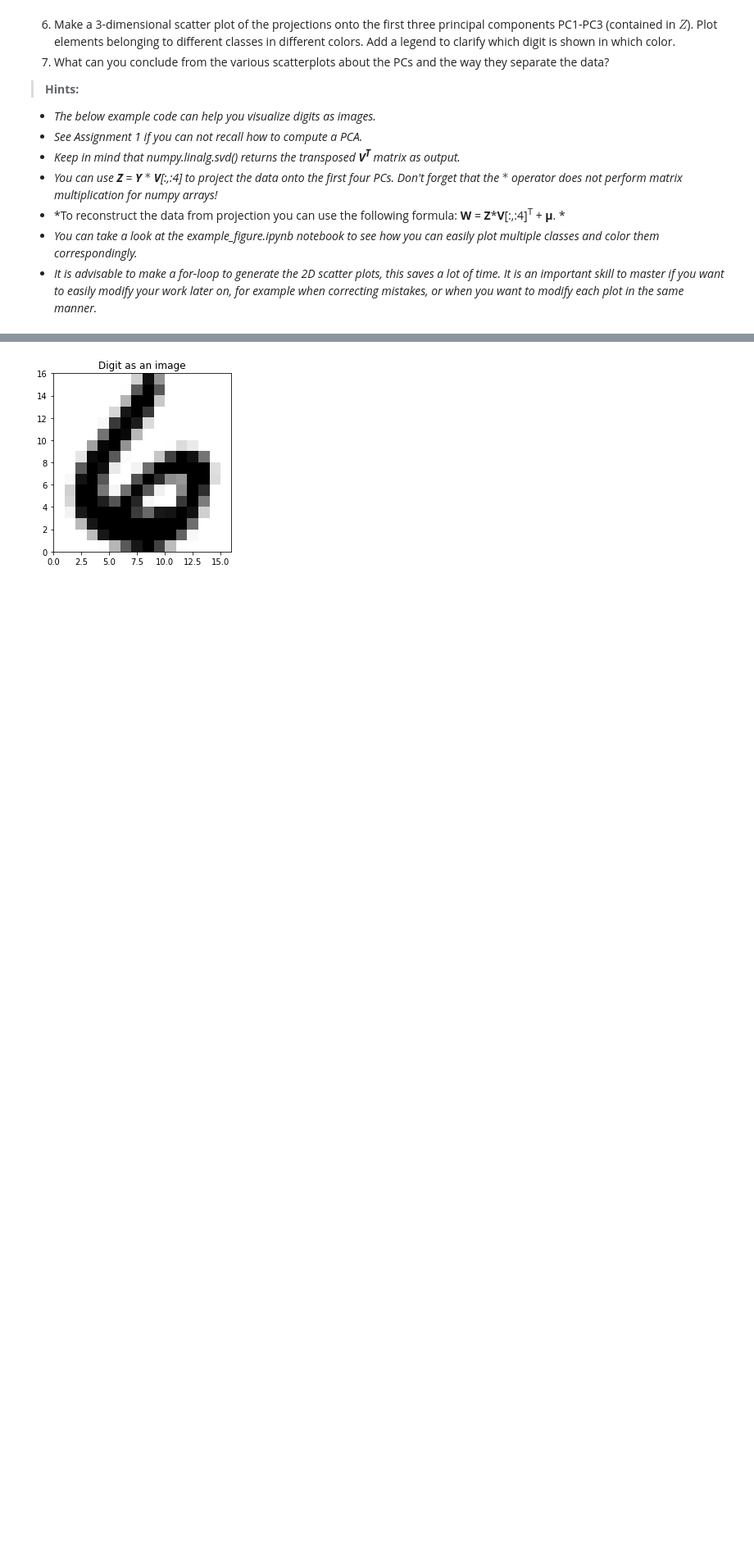
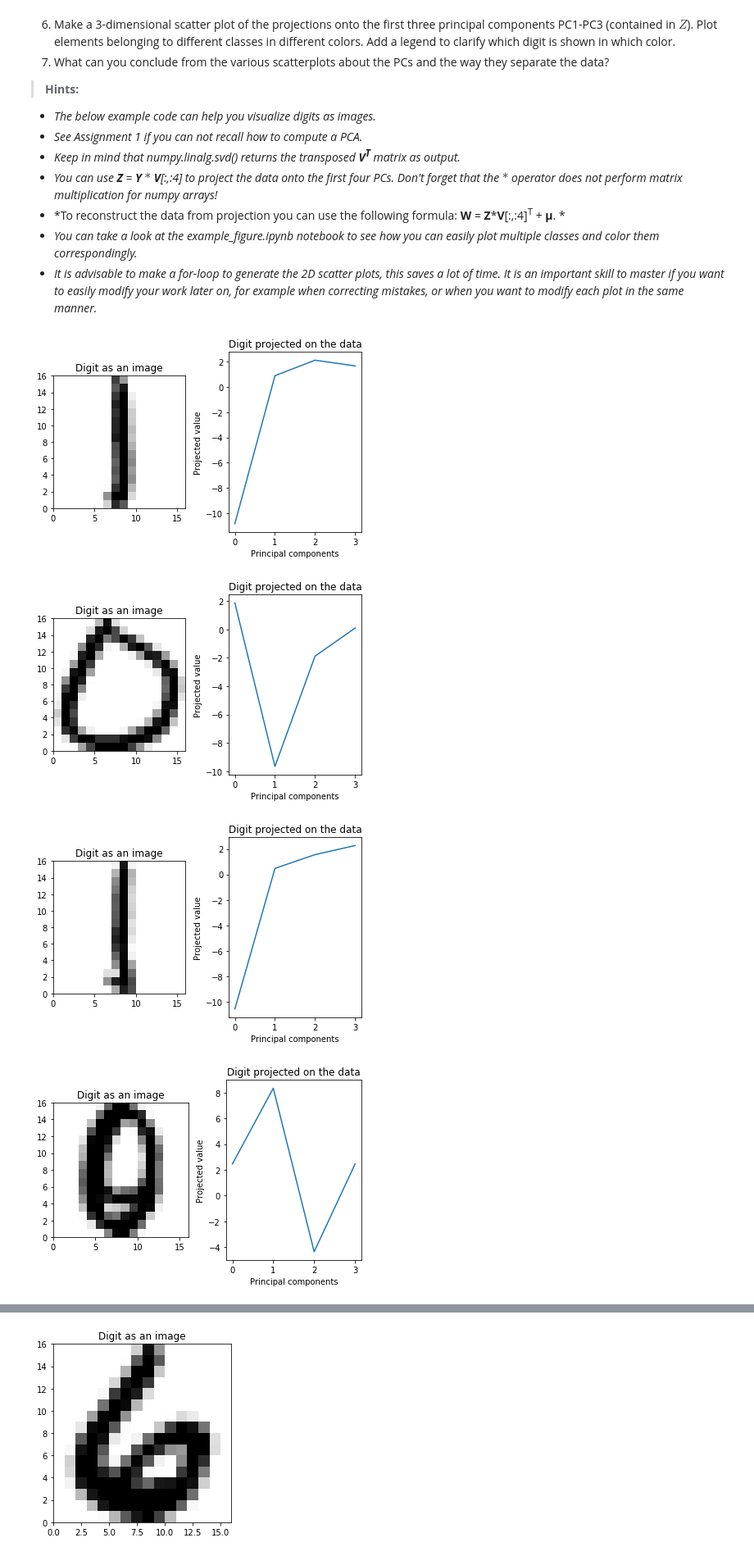
Before and after one commit to LennartPNL/DataMiningAssignments, a Jupyter notebook: Assignment_2/Assignment_2.ipynb, the cells around one changed output, grey strips where cells are left out. Shown: that part at 82% size. Drawn from its saved outputs; the diff is of its cells as text; code cells hidden in the pictures; blank space fills up the shorter version.

```diff
--- a/Assignment_2/Assignment_2.ipynb
+++ b/Assignment_2/Assignment_2.ipynb
@@ -180,7 +198,7 @@ TypeError: '(slice(None, None, None), 0)' is an invalid key
 # %%
-import scipy
+import scipy.stats as stats
 
 for i in range(11):
-    pc = scipy.stats.pearsonr(removed_outliers[i], removed_outliers[11])[0]
+    pc = stats.pearsonr(removed_outliers.iloc[:,i], removed_outliers.iloc[:,11])[0]
     print("Pearson coefficient: {0} for attribute {1} with human rating\n".format(pc, attr_names[i]))
 # %% [output]
@@ -235,3 +253,48 @@ Next, compute the principal components (PCA) of the data matrix. Now, using the
 + *To reconstruct the data from projection you can use the following formula: **W** = **Z**&ast;**V**[:,:4]<sup>T</sup> + **μ**. *
 + *You can take a look at the example_figure.ipynb notebook to see how you can easily plot multiple classes and color them correspondingly.*
 + *It is advisable to make a for-loop to generate the 2D scatter plots, this saves a lot of time. It is an important skill to master if you want to easily modify your work later on, for example when correcting mistakes, or when you want to modify each plot in the same manner.*
+# %%
+from numpy import reshape
+import matplotlib.cm as cm
+
+mat_data = loadmat('./Data/zipdata.mat')
+
+# Extract trainingdata
+df = pd.DataFrame(mat_data['traindata'])
+
+# Remove digits with class index 2-9 from the data
+cleaned_data = df[df[0] < 2]
+
+# PCA on the first digits
+ten_digits = cleaned_data.head(10).values
+
+# Calculate the mean value
+mean = ten_digits.mean(axis=0)
+
+# Center the data
+y = ten_digits - mean
+
+U,sv,Vt = np.linalg.svd(y)
+
+V = Vt.T
+
+Z = np.dot(ten_digits, V[:,:4])
+
+# Visualise the digits
+for i in range(10):
+    fig1, (ax1, ax2) = plt.subplots(1, 2)
+    I = reshape(cleaned_data.iloc[i,1:].values,(16,16))
+    ax1.set_title('Digit as an image')
+    ax1.imshow(I, extent=(0,16,0,16), cmap=cm.gray_r);
+
+    ax2.plot(Z[i])
+    ax2.set_title('Digit projected on the data')
+    ax2.set_xlabel('Principal components')
+    ax2.set_ylabel('Projected value')
+
+    fig1.tight_layout()
+# %% [output]
+[figure, added]
+[figure, added]
+[figure, added]
+[figure, added]
```
Also changed, not shown: parts of 7 cells of this notebook.
